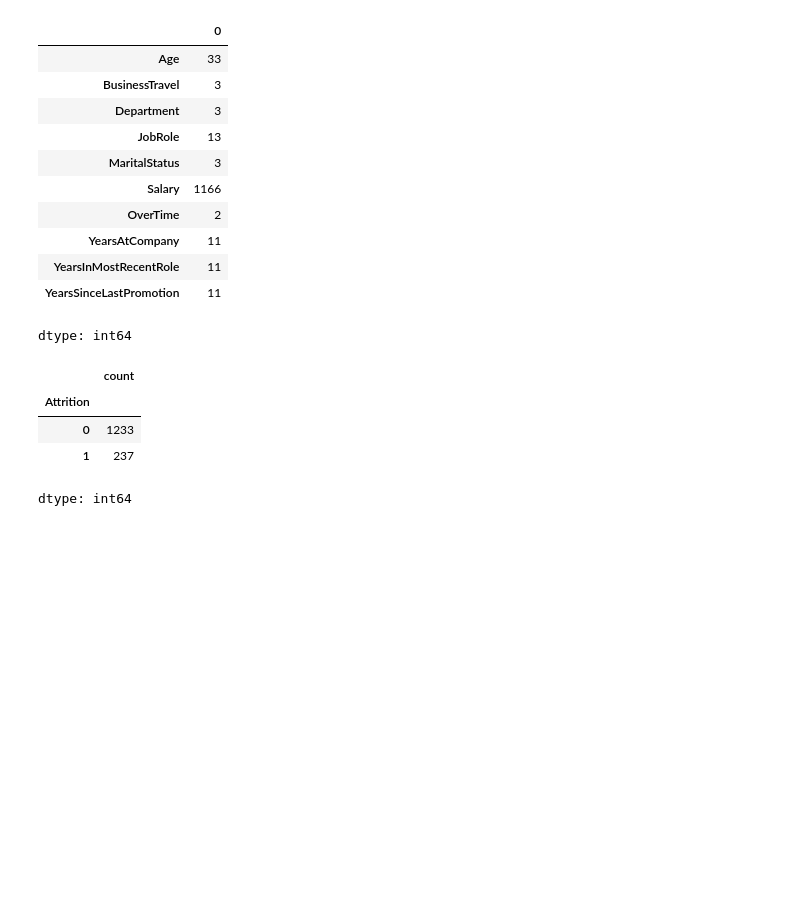
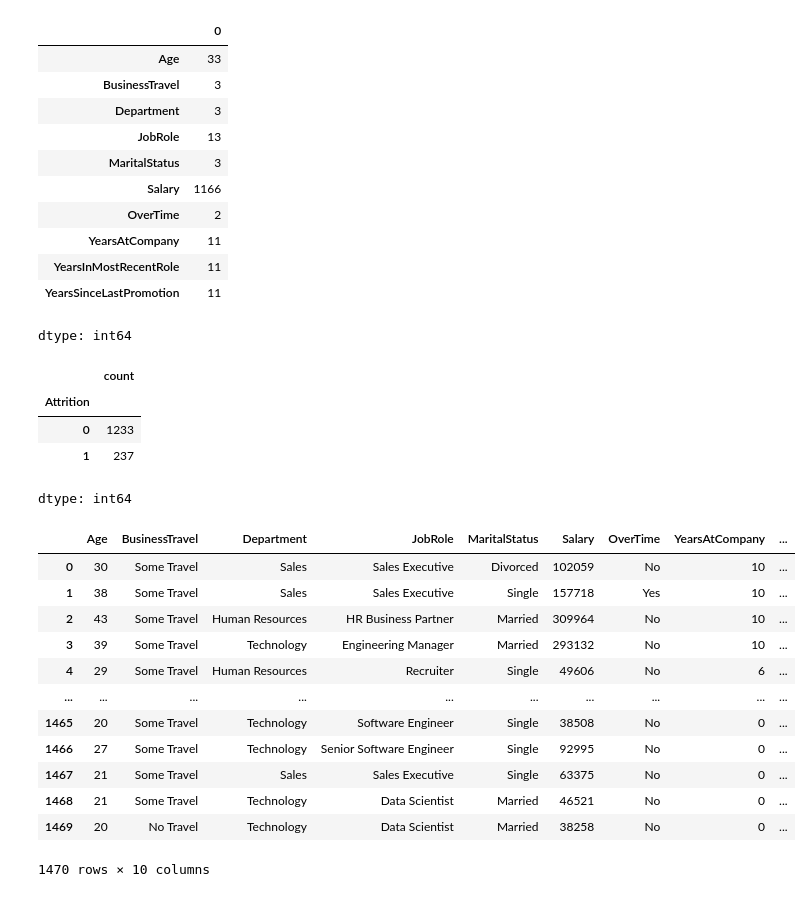
Before and after one commit to aadi-kanwar/Employee-Attrition, a Jupyter notebook: Employee_Attrition.ipynb, the cells around one changed output. Drawn from its saved outputs; the diff is of its cells as text; code cells hidden in the pictures; blank space fills up the shorter version.

```diff
--- a/Employee_Attrition.ipynb
+++ b/Employee_Attrition.ipynb
@@ -884,3 +884,24 @@ df['Attrition'].value_counts()
 | 0 | 1233 |
 | 1 | 237 |
 dtype: int64
+# %%
+from sklearn.preprocessing import OneHotEncoder
+# Initialize OneHotEncoder
+encoder = OneHotEncoder(drop='first',handle_unknown='ignore')
+# Fit on the training data
+encoder.fit(x)
+x
+# %% [output]
+|  | Age | BusinessTravel | Department | JobRole | MaritalStatus | Salary | OverTime | YearsAtCompany | ... |
+| 0 | 30 | Some Travel | Sales | Sales Executive | Divorced | 102059 | No | 10 | ... |
+| 1 | 38 | Some Travel | Sales | Sales Executive | Single | 157718 | Yes | 10 | ... |
+| 2 | 43 | Some Travel | Human Resources | HR Business Partner | Married | 309964 | No | 10 | ... |
+| 3 | 39 | Some Travel | Technology | Engineering Manager | Married | 293132 | No | 10 | ... |
+| 4 | 29 | Some Travel | Human Resources | Recruiter | Single | 49606 | No | 6 | ... |
+| ... | ... | ... | ... | ... | ... | ... | ... | ... | ... |
+| 1465 | 20 | Some Travel | Technology | Software Engineer | Single | 38508 | No | 0 | ... |
+| 1466 | 27 | Some Travel | Technology | Senior Software Engineer | Single | 92995 | No | 0 | ... |
+| 1467 | 21 | Some Travel | Sales | Sales Executive | Single | 63375 | No | 0 | ... |
+| 1468 | 21 | Some Travel | Technology | Data Scientist | Married | 46521 | No | 0 | ... |
+| 1469 | 20 | No Travel | Technology | Data Scientist | Married | 38258 | No | 0 | ... |
+1470 rows × 10 columns
```
Also changed, not shown: parts of 14 cells of this notebook.
